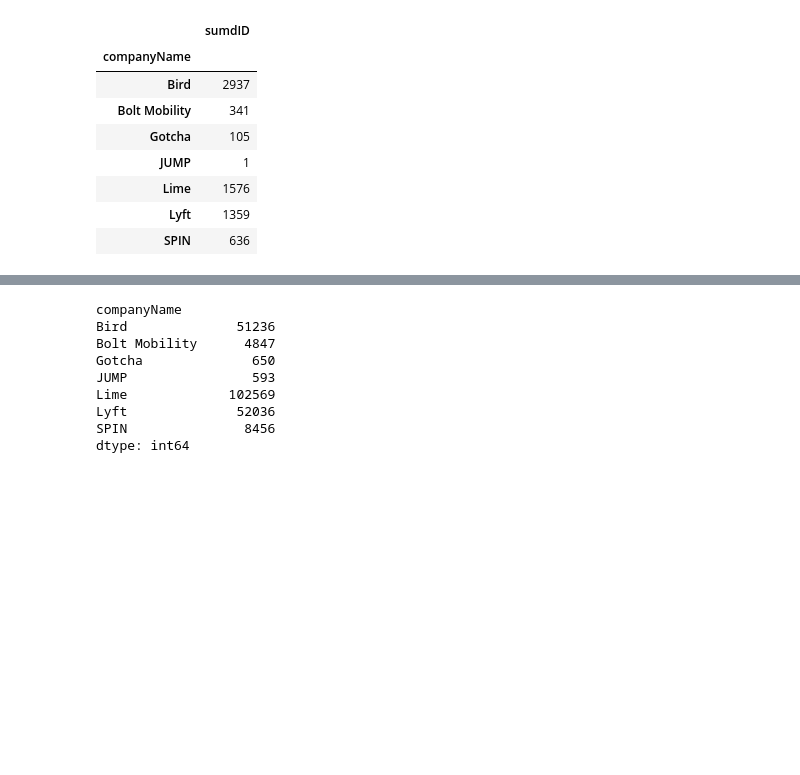
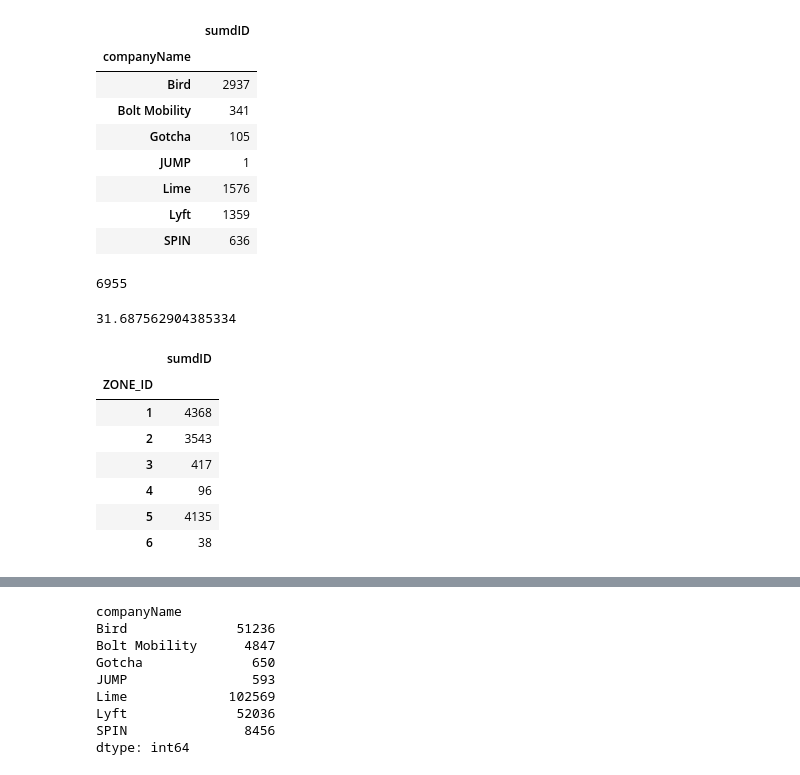
Before and after one commit to Rhunsilval/nashville_scooters_python, a Jupyter notebook: notebooks/6_efficiency_utilization_density.ipynb, the cells around one changed output, grey strips where cells are left out. Drawn from its saved outputs; the diff is of its cells as text; code cells hidden in the pictures; blank space fills up the shorter version.

```diff
--- a/notebooks/6_efficiency_utilization_density.ipynb
+++ b/notebooks/6_efficiency_utilization_density.ipynb
@@ -106,3 +106,11 @@ may_grouped2
 | Lime | 1576 |
 | Lyft | 1359 |
 | SPIN | 636 |
+# %%
+2937+341+105+1+1576+1359+636
+# %% [output]
+6955
+# %%
+220387/6955
+# %% [output]
+31.687562904385334
@@ -108,0 +121,15 @@ may_grouped2
+# %%
+sumdid_by_zone = may_trip_clean_pro_start.groupby("ZONE_ID")
+
+sumdid_by_zone = sumdid_by_zone.agg({"sumdID": "nunique"})
+
+sumdid_by_zone
+# %% [output]
+|  | sumdID |
+| ZONE_ID |  |
+| 1 | 4368 |
+| 2 | 3543 |
+| 3 | 417 |
+| 4 | 96 |
+| 5 | 4135 |
+| 6 | 38 |
```
Also changed, not shown: parts of 32 cells of this notebook, 7 other files.
